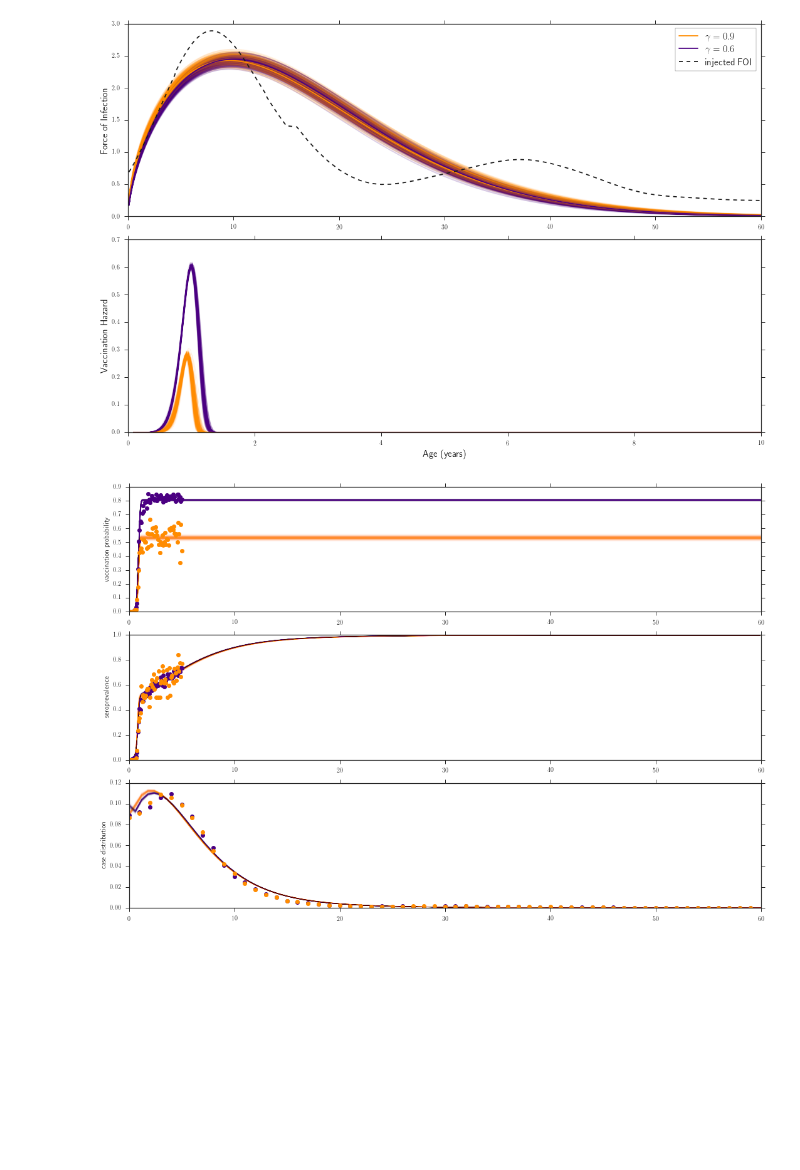
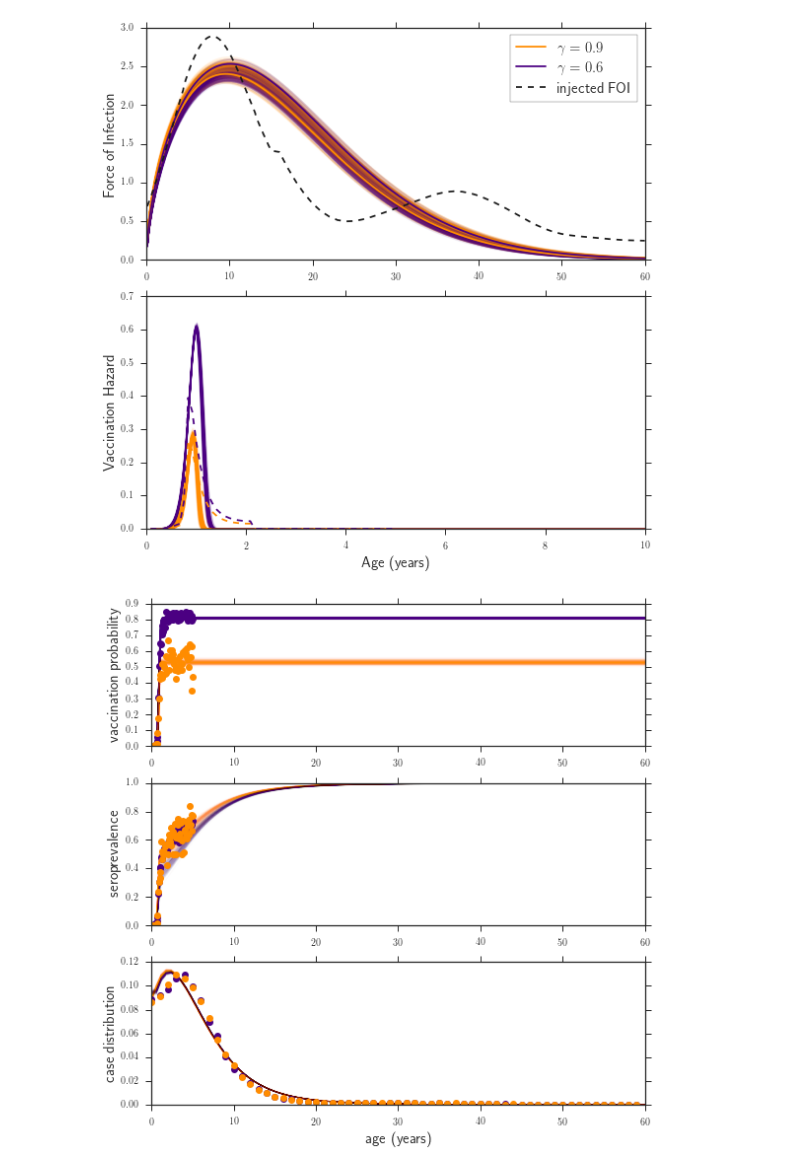
Before and after one commit to lmaesampson/CompetingRates, a Jupyter notebook: Code/Figures.ipynb, the cells around one changed output. Drawn from its saved outputs; the diff is of its cells as text; code cells hidden in the pictures; blank space fills up the shorter version.

```diff
--- a/Code/Figures.ipynb
+++ b/Code/Figures.ipynb
@@ -152,6 +221,15 @@ plt.savefig('veff_fakedata_vaxserocase.pdf')
 # %%
 #Look at vh and foi:
 foiinj = np.genfromtxt('../Simulations/foi_injected.csv',delimiter=',') #injected foi
+vhdat = np.genfromtxt('../Simulations/pvaccCov90_30.csv',delimiter=' ') #injected vacc. hazard
+vaxhazdat = vhdat[:,1].copy()
+vhinj = np.zeros(60)
+i=0
+for vh in vhdat[:,1]:
+    vhinj[i] = vh
+    i += 1
+
+xplot = np.linspace(1,60,60)
 nspace = 2000
 x = np.linspace(1,60*12,nspace)
 foi50 = np.zeros(nspace)
@@ -168,7 +246,7 @@ vhaz90 = np.zeros(nspace)
 l = len(samples60[:,0])
 l = 2000
 nplot = 300
-fig, axes = plt.subplots(nrows=2, ncols=1, figsize=(15,10))
+fig, axes = plt.subplots(nrows=2, ncols=1, figsize=(8,8))
 ax0, ax1 = axes.flatten()
 
 for k in range(nplot):
@@ -205,35 +283,37 @@ for k in range(nplot):
     fa90 = samples90[index,3]
     fb90 = samples90[index,4]
     fh90 = samples90[index,5]
     ve90 = samples90[index,6]
 
 
     j = 0
     for i in x:
         a = float(i)
         foi90[j] = fh90*(a/fb90)**(fa90-1.)*np.exp(-(a/fb90)**(fa90))
         vhaz90[j] = vh90*(a/vb90)**(va90-1.)*np.exp(-(a/vb90)**(va90))
 
         foi60[j] = fh60*(a/fb60)**(fa60-1.)*np.exp(-(a/fb60)**(fa60))
         vhaz60[j] = vh60*(a/vb60)**(va60-1.)*np.exp(-(a/vb60)**(va60))
         j += 1
     ax0.plot(x/12.,foi90,alpha=0.1,color='darkorange')
     ax0.plot(x/12.,foi60,alpha=0.1,color='indigo')
     ax1.plot(x/12.,vhaz90,alpha=0.1,color='darkorange',linewidth=1)
     ax1.plot(x/12.,vhaz60,alpha=0.1,color='indigo',linewidth=1)
 
 ax0.plot(x/12.,foi90,alpha=1.,color='darkorange',label='$\gamma = 0.9$')
 ax0.plot(x/12.,foi60,alpha=1.,color='indigo',label='$\gamma = 0.6$')
 ax0.plot(foiinj[:,0]/12.,foiinj[:,1]/10.,'k--',label='injected FOI')
+ax1.plot(xplot/12.,vhinj/0.9,color='darkorange', linestyle='--')
+ax1.plot(xplot/12.,vhinj/0.6,color='indigo', linestyle='--')
 ax0.set_ylabel('Force of Infection',fontsize=15)
 ax1.set_ylabel('Vaccination Hazard',fontsize=15)
 ax0.legend(fontsize=15,frameon=True)
 ax1.set_xlim(0,10)
 plt.xlabel('Age (years)',fontsize=15)
 fig.tight_layout()
-plt.savefig('foi_vhaz_fakedata_vaxserocase.pdf')
+plt.savefig('foivhaz_fakedata_vaxserocase.pdf')
 # %% [output]
-[figure, old version]
+[figure, new version]
 # %%
 #Look at predicted vaccination level, seroprevalence, and case count:
 nspace = 1200
@@ -249,26 +329,26 @@ splot6 = np.zeros(nspace)
 
 l = len(samples60[:,0])
 nplot = 300
-fig, axes = plt.subplots(nrows=3, ncols=1, figsize=(15,10))
+fig, axes = plt.subplots(nrows=3, ncols=1, figsize=(8,8))
 ax0, ax1, ax2 = axes.flatten()
 for k in range(nplot):
     index = np.random.randint(l)
 
-    va60 = samples60[index,0]
-    vb60 = samples60[index,1]
-    vh60 = samples60[index,2]
-    fa60 = samples60[index,3]
-    fb60 = samples60[index,4]
-    fh60 = samples60[index,5]
-    ve60 = samples60[index,6]
+    va60 = samplesvc60[index,0]
+    vb60 = samplesvc60[index,1]
+    vh60 = samplesvc60[index,2]
+    fa60 = samplesvc60[index,3]
+    fb60 = samplesvc60[index,4]
+    fh60 = samplesvc60[index,5]
+    ve60 = samplesvc60[index,6]
 
-    va90 = samples90[index,0]
-    vb90 = samples90[index,1]
-    vh90 = samples90[index,2]
-    fa90 = samples90[index,3]
-    fb90 = samples90[index,4]
-    fh90 = samples90[index,5]
-    ve90 = samples90[index,6]
+    va90 = samplesvc90[index,0]
+    vb90 = samplesvc90[index,1]
+    vh90 = samplesvc90[index,2]
+    fa90 = samplesvc90[index,3]
+    fb90 = samplesvc90[index,4]
+    fh90 = samplesvc90[index,5]
+    ve90 = samplesvc90[index,6]
 
 
     j = 0
@@ -300,11 +380,13 @@ ax0.plot(xplot/12.,vobs90.astype(float)/vtry90.astype(float), color ='darkorange
 ax1.plot(xplot/12.,sobs90.astype(float)/stry90.astype(float),color='darkorange',linestyle='none',marker='o')
 ax2.plot(cobs90.astype(float)/total_cases90,color='darkorange',linestyle='none',marker='o')
 
-ax0.set_ylabel('vaccination probability')
-ax1.set_ylabel('seroprevalence')
-ax2.set_ylabel('case distribution')
+ax0.set_ylabel('vaccination probability',fontsize=15)
+ax1.set_ylabel('seroprevalence',fontsize=15)
+ax2.set_ylabel('case distribution',fontsize=15)
+ax2.set_xlabel('age (years)',fontsize=15)
 
 plt.xlim(0,60)
 fig.tight_layout()
+plt.savefig('vsc_simdata_vaxcase.pdf')
 # %% [output]
-[figure, old version]
+[figure, new version]
```
Also changed, not shown: parts of 2 cells of this notebook, 7 other files.
